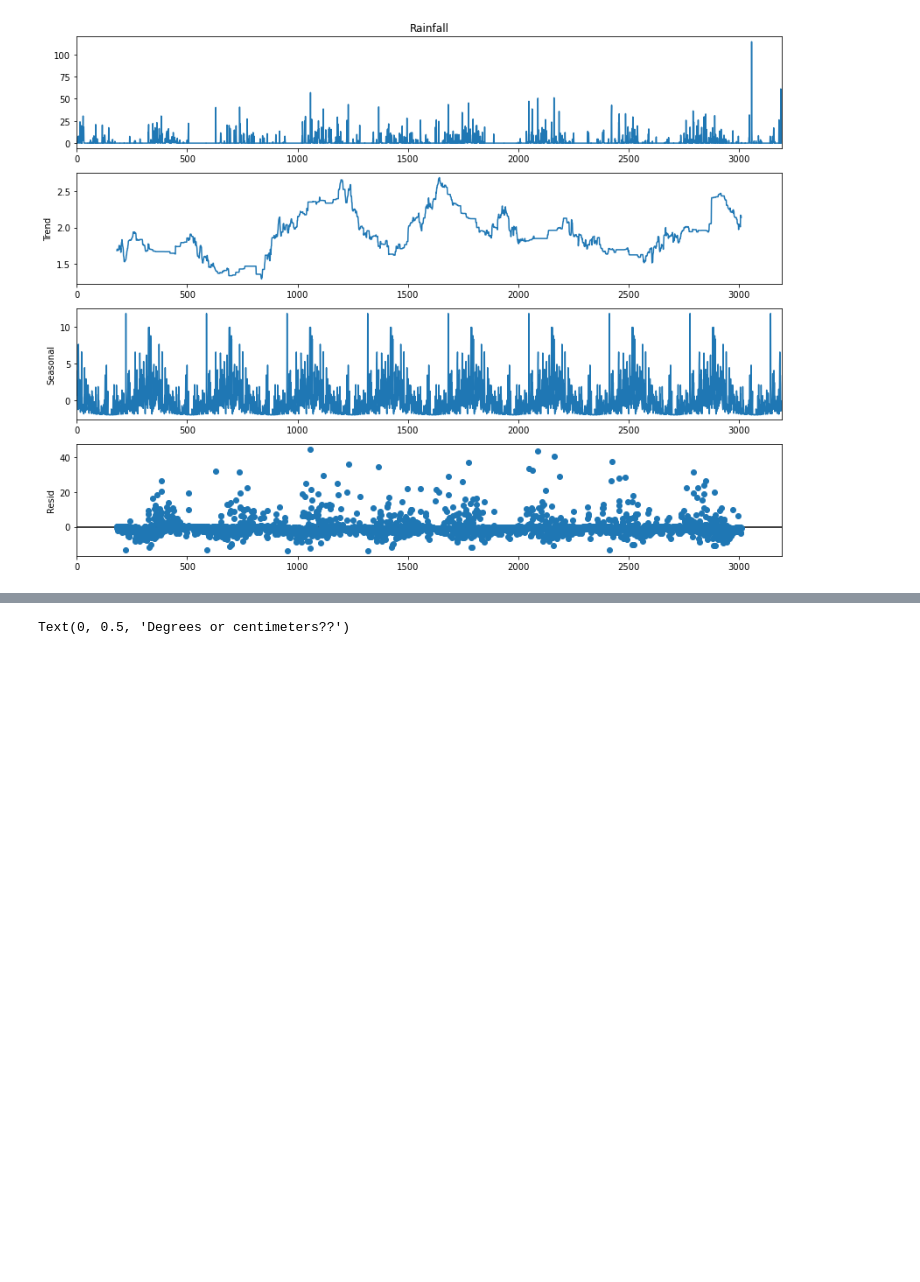
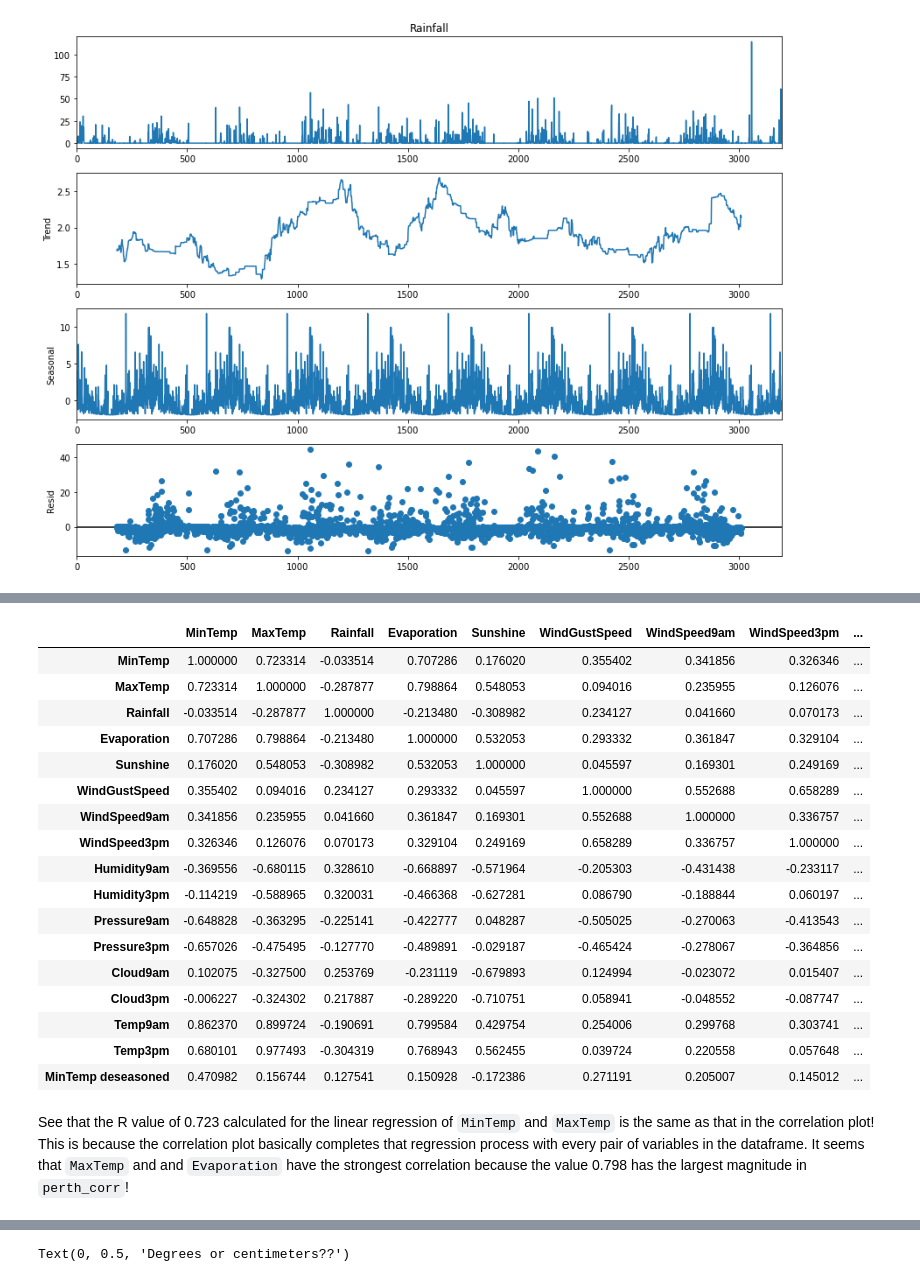
Before and after one commit to ohcrud/time_series, a Jupyter notebook: sprint-1/practice-3/sprint-1-practice-3.ipynb, the cells around one changed output, grey strips where cells are left out. Drawn from its saved outputs; the diff is of its cells as text; code cells hidden in the pictures; blank space fills up the shorter version.

```diff
--- a/sprint-1/practice-3/sprint-1-practice-3.ipynb
+++ b/sprint-1/practice-3/sprint-1-practice-3.ipynb
@@ -188,3 +202,28 @@ It seems that `MaxTemp` and and `MinTemp` have the strongest correlation because
+# %%
+#perth.drop(columns = 'MinTemp deseasoned', inplace = True)
+perth_corr = perth.corr()
+perth_corr.style.background_gradient(cmap='coolwarm')
+# %% [output]
+|  | MinTemp | MaxTemp | Rainfall | Evaporation | Sunshine | WindGustSpeed | WindSpeed9am | WindSpeed3pm | ... |
+| MinTemp | 1.000000 | 0.723314 | -0.033514 | 0.707286 | 0.176020 | 0.355402 | 0.341856 | 0.326346 | ... |
+| MaxTemp | 0.723314 | 1.000000 | -0.287877 | 0.798864 | 0.548053 | 0.094016 | 0.235955 | 0.126076 | ... |
+| Rainfall | -0.033514 | -0.287877 | 1.000000 | -0.213480 | -0.308982 | 0.234127 | 0.041660 | 0.070173 | ... |
+| Evaporation | 0.707286 | 0.798864 | -0.213480 | 1.000000 | 0.532053 | 0.293332 | 0.361847 | 0.329104 | ... |
+| Sunshine | 0.176020 | 0.548053 | -0.308982 | 0.532053 | 1.000000 | 0.045597 | 0.169301 | 0.249169 | ... |
+| WindGustSpeed | 0.355402 | 0.094016 | 0.234127 | 0.293332 | 0.045597 | 1.000000 | 0.552688 | 0.658289 | ... |
+| WindSpeed9am | 0.341856 | 0.235955 | 0.041660 | 0.361847 | 0.169301 | 0.552688 | 1.000000 | 0.336757 | ... |
+| WindSpeed3pm | 0.326346 | 0.126076 | 0.070173 | 0.329104 | 0.249169 | 0.658289 | 0.336757 | 1.000000 | ... |
+| Humidity9am | -0.369556 | -0.680115 | 0.328610 | -0.668897 | -0.571964 | -0.205303 | -0.431438 | -0.233117 | ... |
+| Humidity3pm | -0.114219 | -0.588965 | 0.320031 | -0.466368 | -0.627281 | 0.086790 | -0.188844 | 0.060197 | ... |
+| Pressure9am | -0.648828 | -0.363295 | -0.225141 | -0.422777 | 0.048287 | -0.505025 | -0.270063 | -0.413543 | ... |
+| Pressure3pm | -0.657026 | -0.475495 | -0.127770 | -0.489891 | -0.029187 | -0.465424 | -0.278067 | -0.364856 | ... |
+| Cloud9am | 0.102075 | -0.327500 | 0.253769 | -0.231119 | -0.679893 | 0.124994 | -0.023072 | 0.015407 | ... |
+| Cloud3pm | -0.006227 | -0.324302 | 0.217887 | -0.289220 | -0.710751 | 0.058941 | -0.048552 | -0.087747 | ... |
+| Temp9am | 0.862370 | 0.899724 | -0.190691 | 0.799584 | 0.429754 | 0.254006 | 0.299768 | 0.303741 | ... |
+| Temp3pm | 0.680101 | 0.977493 | -0.304319 | 0.768943 | 0.562455 | 0.039724 | 0.220558 | 0.057648 | ... |
+| MinTemp deseasoned | 0.470982 | 0.156744 | 0.127541 | 0.150928 | -0.172386 | 0.271191 | 0.205007 | 0.145012 | ... |
+# %% [markdown]
+See that the R value of 0.723 calculated for the linear regression of `MinTemp` and `MaxTemp` is the same as that in the correlation plot! This is because the correlation plot basically completes that regression process with every pair of variables in the dataframe. It seems that `MaxTemp` and and `Evaporation` have the strongest correlation because the value 0.798 has the largest magnitude in `perth_corr`!
 # %% [markdown]
 ## Ploting Multiple Time Series Together
 
```
Also changed, not shown: parts of 16 cells of this notebook, 2 other files.
